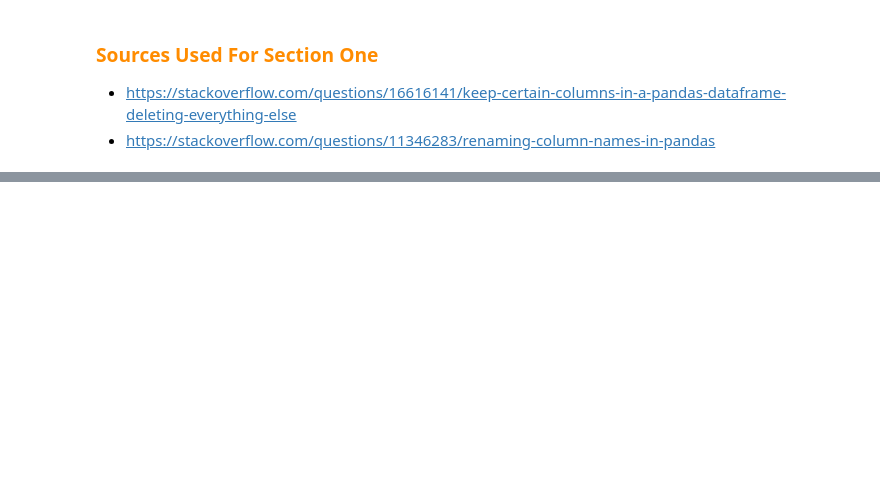
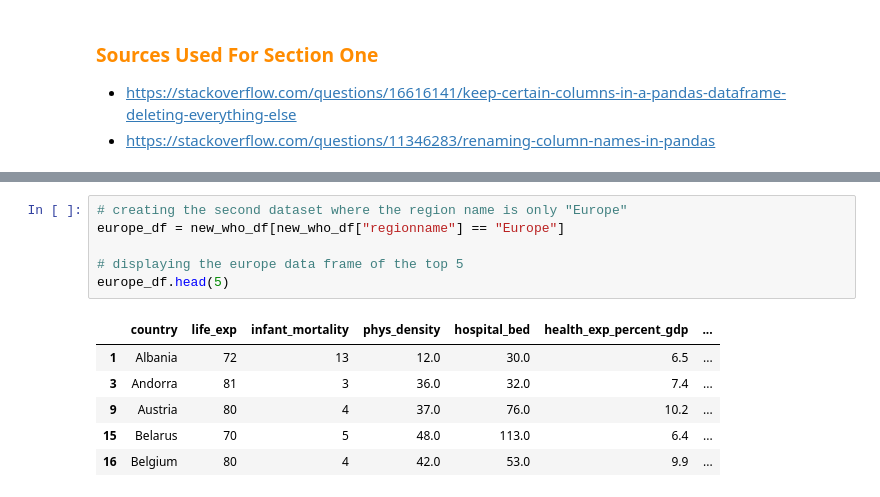
Before and after one commit to chowdhuryj-github/DataScienceDataAnalysis, a Jupyter notebook: wk_06/lab/Lab_5_JIC.ipynb, the cells around one changed output, grey strips where cells are left out. Cells and saved outputs as stored; diff of their text form; blank space fills up the shorter version.

```diff
--- a/wk_06/lab/Lab_5_JIC.ipynb
+++ b/wk_06/lab/Lab_5_JIC.ipynb
@@ -138,0 +173,13 @@ new_who_df
+# %%
+# creating the second dataset where the region name is only "Europe"
+europe_df = new_who_df[new_who_df["regionname"] == "Europe"]
+
+# displaying the europe data frame of the top 5
+europe_df.head(5)
+# %% [output]
+|  | country | life_exp | infant_mortality | phys_density | hospital_bed | health_exp_percent_gdp | ... |
+| 1 | Albania | 72 | 13 | 12.0 | 30.0 | 6.5 | ... |
+| 3 | Andorra | 81 | 3 | 36.0 | 32.0 | 7.4 | ... |
+| 9 | Austria | 80 | 4 | 37.0 | 76.0 | 10.2 | ... |
+| 15 | Belarus | 70 | 5 | 48.0 | 113.0 | 6.4 | ... |
+| 16 | Belgium | 80 | 4 | 42.0 | 53.0 | 9.9 | ... |
```
Also changed, not shown: parts of 18 cells of this notebook.
